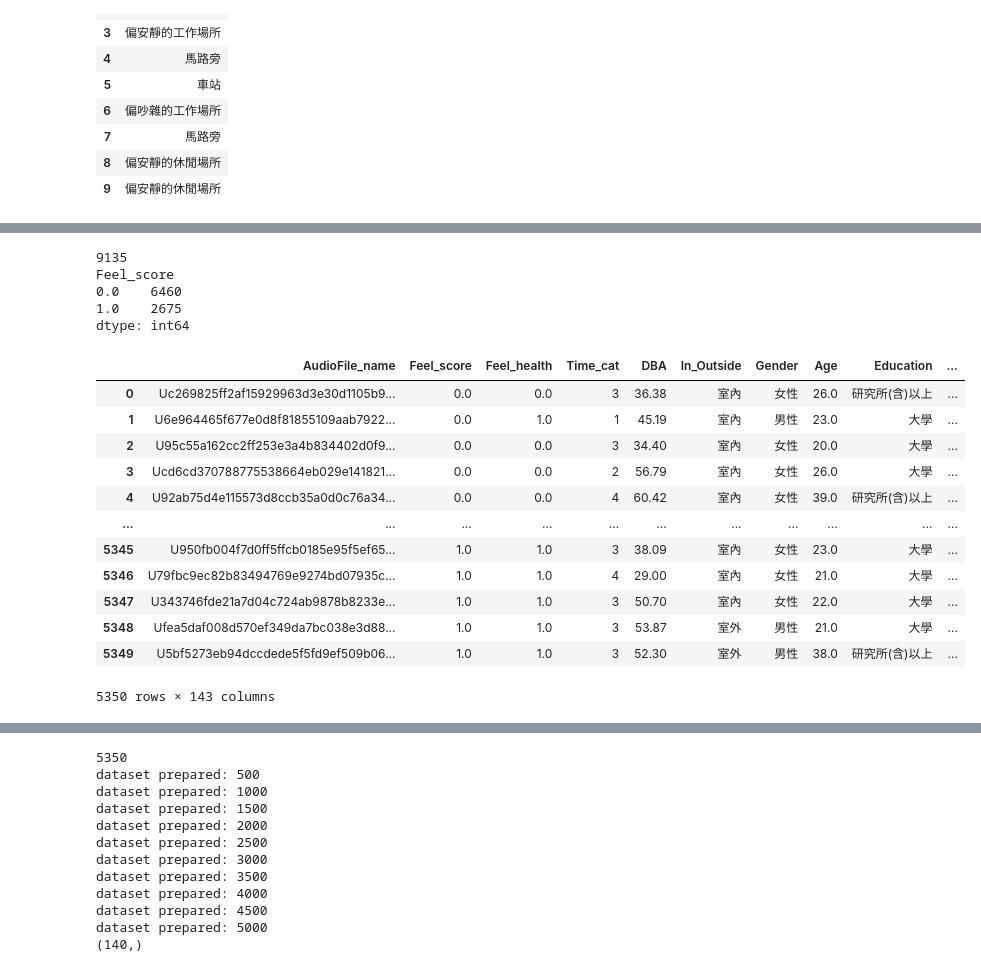
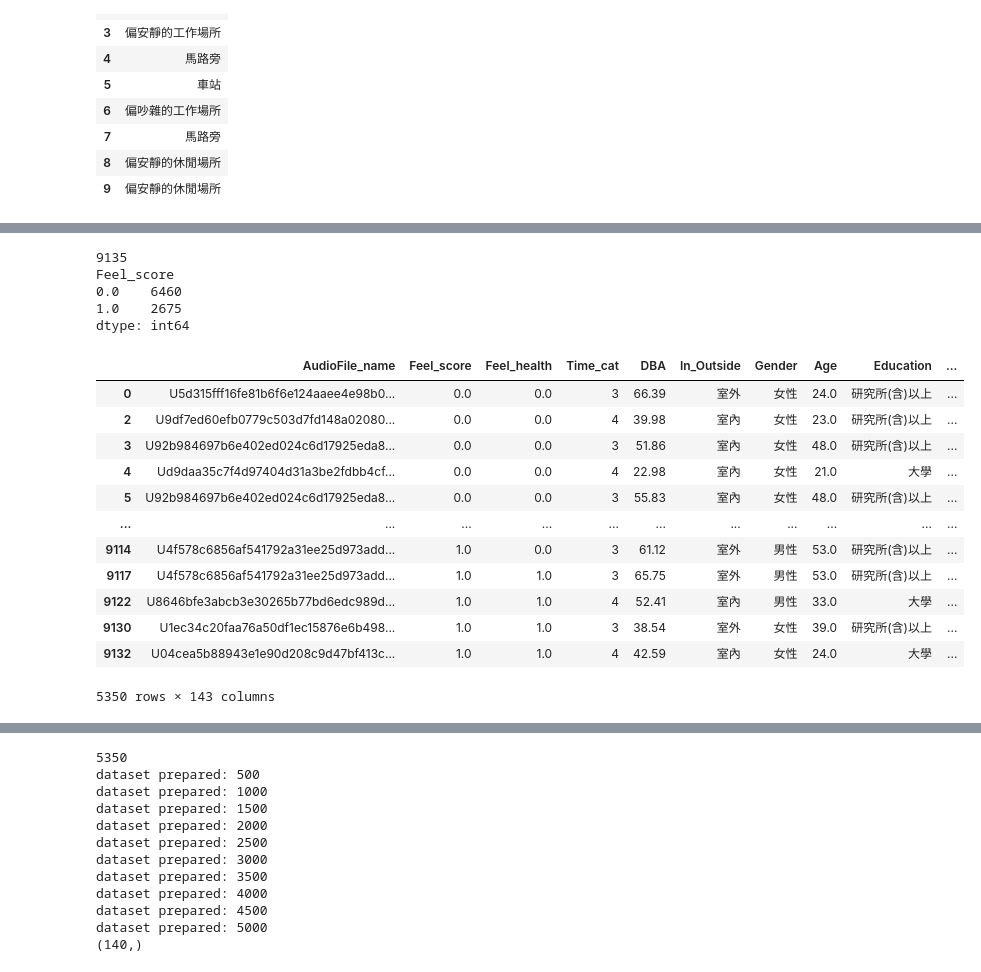
Before and after one commit to DENGRENHAO/Audio_Assessment, a Jupyter notebook: Create_dataset_for_Gradient_Boosting.ipynb, the cells around one changed output, grey strips where cells are left out. Saved outputs shown, nothing was run; the diff lists cells and outputs as text; code cells hidden in the pictures.

```diff
--- a/Create_dataset_for_Gradient_Boosting.ipynb
+++ b/Create_dataset_for_Gradient_Boosting.ipynb
@@ -346,26 +327,29 @@ df.head()
 # %%
 print(len(df))
 g = df.groupby('Feel_score')
 print(g.size())
-df = g.apply(lambda x: x.sample(g.size().min())).reset_index(drop=True)
+# df = g.apply(lambda x: x.sample(g.size().min())).reset_index(drop=True)
+df0 = df.loc[df['Feel_score'] == 0.0][:g.size().min()]
+df1 = df.loc[df['Feel_score'] == 1.0][:g.size().min()]
+df = pd.concat([df0, df1])
 df
 # %% [output]
 9135
 Feel_score
 0.0    6460
 1.0    2675
 dtype: int64
 |  | AudioFile_name | Feel_score | Feel_health | Time_cat | DBA | In_Outside | Gender | Age | Education | ... |
-| 0 | Uc269825ff2af15929963d3e30d1105b9... | 0.0 | 0.0 | 3 | 36.38 | 室內 | 女性 | 26.0 | 研究所(含)以上 | ... |
-| 1 | U6e964465f677e0d8f81855109aab7922... | 0.0 | 1.0 | 1 | 45.19 | 室內 | 男性 | 23.0 | 大學 | ... |
-| 2 | U95c55a162cc2ff253e3a4b834402d0f9... | 0.0 | 0.0 | 3 | 34.40 | 室內 | 女性 | 20.0 | 大學 | ... |
-| 3 | Ucd6cd370788775538664eb029e141821... | 0.0 | 0.0 | 2 | 56.79 | 室內 | 女性 | 26.0 | 大學 | ... |
-| 4 | U92ab75d4e115573d8ccb35a0d0c76a34... | 0.0 | 0.0 | 4 | 60.42 | 室內 | 女性 | 39.0 | 研究所(含)以上 | ... |
+| 0 | U5d315fff16fe81b6f6e124aaee4e98b0... | 0.0 | 0.0 | 3 | 66.39 | 室外 | 女性 | 24.0 | 研究所(含)以上 | ... |
+| 2 | U9df7ed60efb0779c503d7fd148a02080... | 0.0 | 0.0 | 4 | 39.98 | 室內 | 女性 | 23.0 | 研究所(含)以上 | ... |
+| 3 | U92b984697b6e402ed024c6d17925eda8... | 0.0 | 0.0 | 3 | 51.86 | 室內 | 女性 | 48.0 | 研究所(含)以上 | ... |
+| 4 | Ud9daa35c7f4d97404d31a3be2fdbb4cf... | 0.0 | 0.0 | 4 | 22.98 | 室內 | 女性 | 21.0 | 大學 | ... |
+| 5 | U92b984697b6e402ed024c6d17925eda8... | 0.0 | 0.0 | 3 | 55.83 | 室內 | 女性 | 48.0 | 研究所(含)以上 | ... |
 | ... | ... | ... | ... | ... | ... | ... | ... | ... | ... | ... |
-| 5345 | U950fb004f7d0ff5ffcb0185e95f5ef65... | 1.0 | 1.0 | 3 | 38.09 | 室內 | 女性 | 23.0 | 大學 | ... |
-| 5346 | U79fbc9ec82b83494769e9274bd07935c... | 1.0 | 1.0 | 4 | 29.00 | 室內 | 女性 | 21.0 | 大學 | ... |
-| 5347 | U343746fde21a7d04c724ab9878b8233e... | 1.0 | 1.0 | 3 | 50.70 | 室內 | 女性 | 22.0 | 大學 | ... |
-| 5348 | Ufea5daf008d570ef349da7bc038e3d88... | 1.0 | 1.0 | 3 | 53.87 | 室外 | 男性 | 21.0 | 大學 | ... |
-| 5349 | U5bf5273eb94dccdede5f5fd9ef509b06... | 1.0 | 1.0 | 3 | 52.30 | 室外 | 男性 | 38.0 | 研究所(含)以上 | ... |
+| 9114 | U4f578c6856af541792a31ee25d973add... | 1.0 | 0.0 | 3 | 61.12 | 室外 | 男性 | 53.0 | 研究所(含)以上 | ... |
+| 9117 | U4f578c6856af541792a31ee25d973add... | 1.0 | 1.0 | 3 | 65.75 | 室外 | 男性 | 53.0 | 研究所(含)以上 | ... |
+| 9122 | U8646bfe3abcb3e30265b77bd6edc989d... | 1.0 | 1.0 | 4 | 52.41 | 室內 | 男性 | 33.0 | 大學 | ... |
+| 9130 | U1ec34c20faa76a50df1ec15876e6b498... | 1.0 | 1.0 | 3 | 38.54 | 室外 | 女性 | 39.0 | 研究所(含)以上 | ... |
+| 9132 | U04cea5b88943e1e90d208c9d47bf413c... | 1.0 | 1.0 | 4 | 42.59 | 室內 | 女性 | 24.0 | 大學 | ... |
 5350 rows × 143 columns
 # %%
```
Also changed, not shown: parts of 9 cells of this notebook.
